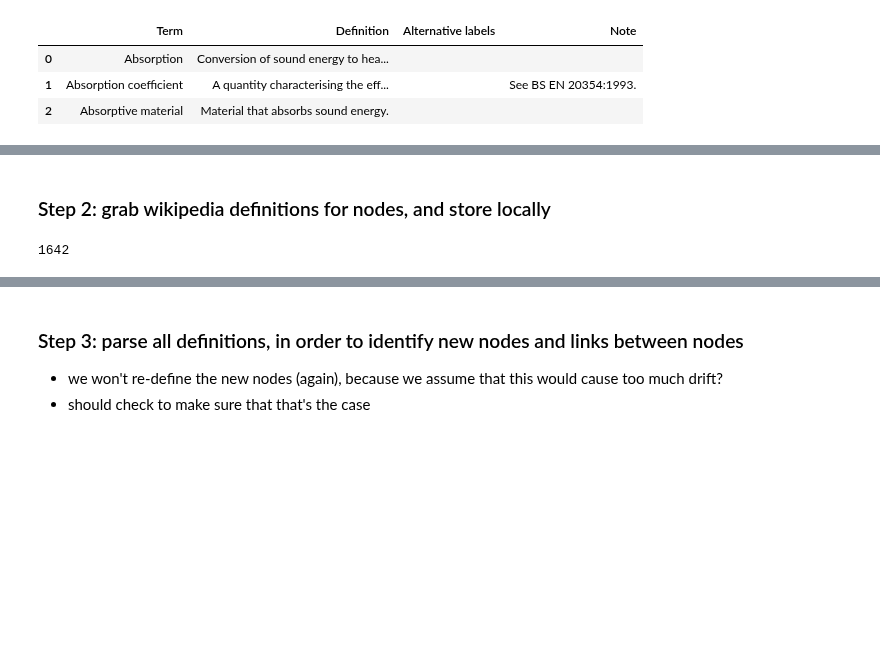
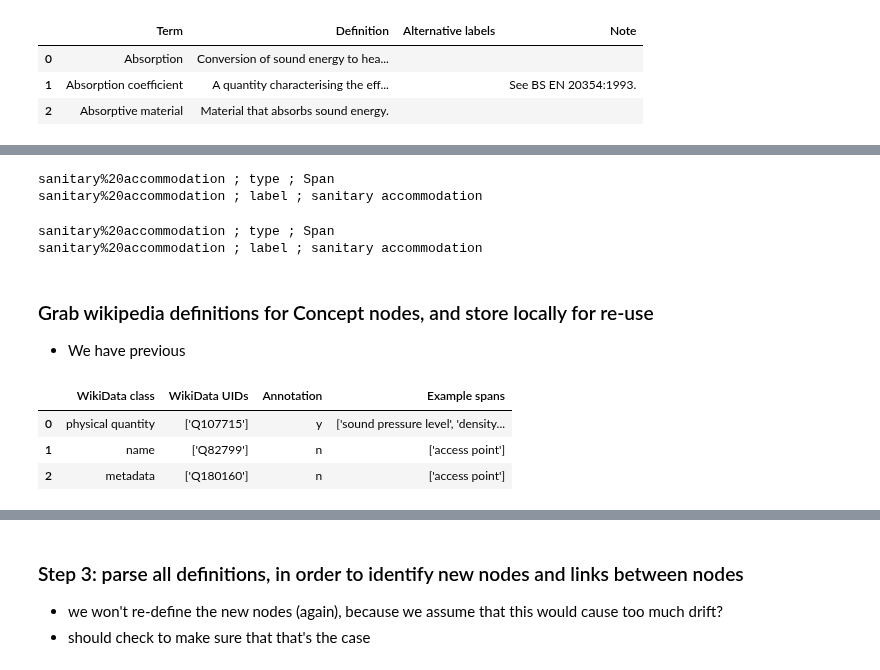
Before and after one commit to rubenkruiper/irec, a Jupyter notebook: identify_concepts/Create graph.ipynb, the cells around one changed output, grey strips where cells are left out. Drawn from its saved outputs; the diff is of its cells as text; code cells hidden in the pictures; blank space fills up the shorter version.

```diff
--- a/identify_concepts/Create graph.ipynb
+++ b/identify_concepts/Create graph.ipynb
@@ -486,8 +461,22 @@ ua.print_node_by_id(291, namespace=JARGON)
+# %%
+ua.print_node_by_id(irec_graph, urllib.parse.quote('sanitary accommodation'), SPANS)
+# %% [output]
+sanitary%20accommodation ; type ; Span
+sanitary%20accommodation ; label ; sanitary accommodation
+# %%
+ua.print_node_by_text(irec_graph, 'sanitary accommodation', SPANS)
+# %% [output]
+sanitary%20accommodation ; type ; Span
+sanitary%20accommodation ; label ; sanitary accommodation
 # %% [markdown]
-### Step 2: grab wikipedia definitions for nodes, and store locally
+### Grab wikipedia definitions for Concept nodes, and store locally for re-use
+* We have previous
-# %%
-[jargon] = [x for x in ua.UIDs.keys()]
-jargon_terms = ua.UIDs[jargon]
-len(jargon_terms)
-# %% [output]
-1642
+# %%
+annotated_wikidata_classes_df = pd.read_csv("data/wiki_classes_annotated.csv")
+# %%
+annotated_wikidata_classes_df[:3]
+# %% [output]
+|  | WikiData class | WikiData UIDs | Annotation | Example spans |
+| 0 | physical quantity | ['Q107715'] | y | ['sound pressure level', 'density... |
+| 1 | name | ['Q82799'] | n | ['access point'] |
+| 2 | metadata | ['Q180160'] | n | ['access point'] |
```
Also changed, not shown: parts of 53 cells of this notebook, 2 other files.
